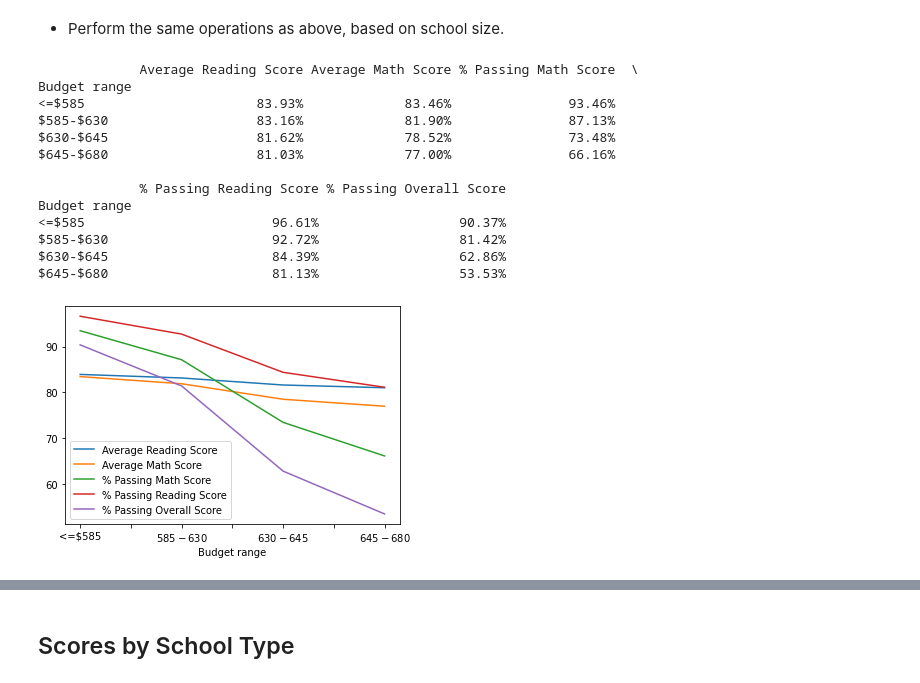
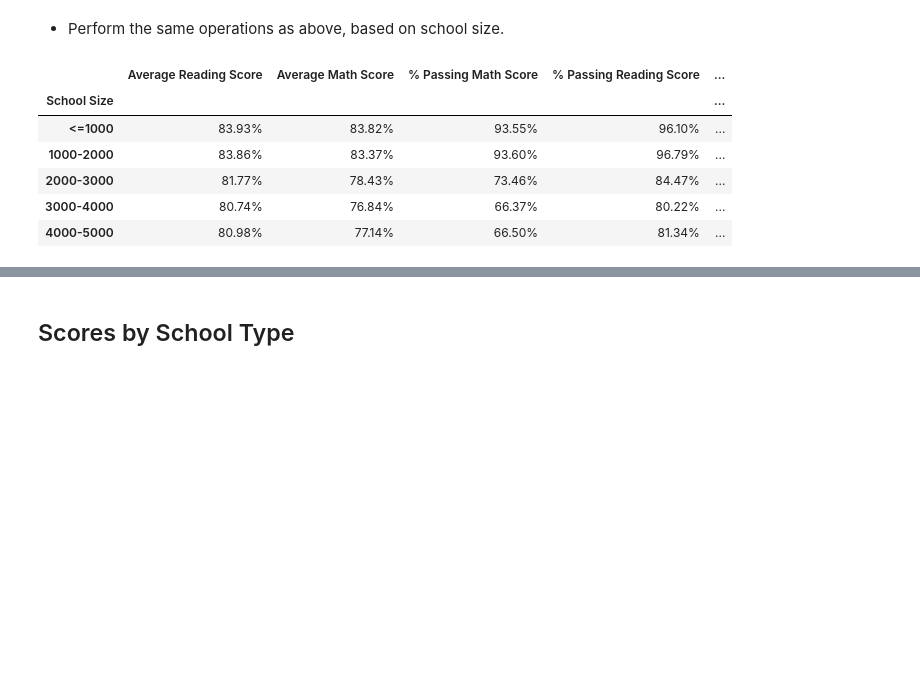
Before and after one commit to granginderpreet/pandas-challenge, a Jupyter notebook: PyCitySchools/PyCitySchools_starter.ipynb, the cells around one changed output, grey strips where cells are left out. Cells and saved outputs as stored; diff of their text form; code cells hidden in the pictures; blank space fills up the shorter version.

```diff
--- a/PyCitySchools/PyCitySchools_starter.ipynb
+++ b/PyCitySchools/PyCitySchools_starter.ipynb
@@ -319,41 +355,27 @@ allGradesReading
 # %%
-
-budget_bins = [0, 585, 630, 645, 680]
-budget_labels = ["<=$585", "$585-$630", "$630-$645","$645-$680"]
-#print(grouped_schools_summary_final_df)
-#grouped_schools_summary_final_df['Budget per student'] = grouped_schools_summary_final_df['Budget per student'].astype (float)
-#grouped_schools_summary_final_df['Budget per student'].plot(kind="hist")
-
+#binning per thousand
+student_bins = [0,1000,2000,3000,4000,5000]
+student_labels = ["<=1000", "1000-2000", "2000-3000","3000-4000","4000-5000"]
 
 # cut() returns a Pandas Series containing each of the binned column's values translated into their corresponding bins
 grouped_schools_summary_final_df2=grouped_schools_summary_final_df
-grouped_schools_summary_final_df2["Budget range"]=pd.cut(grouped_schools_summary_final_df["Budget per student"], budget_bins, labels=budget_labels)
-#print(grouped_schools_summary_final_df2.head())
-groupedBudgetPerStudent_df = grouped_schools_summary_final_df2.groupby(["Budget range"]).mean()
-#print(groupedBudgetPerStudent_df.mean())
-#print(len(groupedBudgetPerStudent_df))
-#grouped_schools_summary_final_df
-#print(len(groupedBudgetPerStudent_df))
+grouped_schools_summary_final_df2["School Size"]=pd.cut(grouped_schools_summary_final_df["Total Students"], student_bins, labels=student_labels)
+
+groupedBudgetPerStudent_df = grouped_schools_summary_final_df2.groupby(["School Size"]).mean()
+
 groupedBudgetPerStudent_df=groupedBudgetPerStudent_df[["Average Reading Score","Average Math Score","% Passing Math Score","% Passing Reading Score","% Passing Overall Score"]]
-groupedBudgetPerStudent_df.plot()
+
 groupedBudgetPerStudent_df["Average Reading Score"]=groupedBudgetPerStudent_df["Average Reading Score"].apply(format2)
 groupedBudgetPerStudent_df["Average Math Score"]=groupedBudgetPerStudent_df["Average Math Score"].apply(format2)
 groupedBudgetPerStudent_df["% Passing Math Score"]=groupedBudgetPerStudent_df["% Passing Math Score"].apply(format2)
 groupedBudgetPerStudent_df["% Passing Reading Score"]=groupedBudgetPerStudent_df["% Passing Reading Score"].apply(format2)
 groupedBudgetPerStudent_df["% Passing Overall Score"]=groupedBudgetPerStudent_df["% Passing Overall Score"].apply(format2)
-print(groupedBudgetPerStudent_df)
+groupedBudgetPerStudent_df
 # %% [output]
-             Average Reading Score Average Math Score % Passing Math Score  \
-Budget range
-<=$585                      83.93%             83.46%               93.46%
-$585-$630                   83.16%             81.90%               87.13%
-$630-$645                   81.62%             78.52%               73.48%
-$645-$680                   81.03%             77.00%               66.16%
-
-             % Passing Reading Score % Passing Overall Score
-Budget range
-<=$585                        96.61%                  90.37%
-$585-$630                     92.72%                  81.42%
-$630-$645                     84.39%                  62.86%
-$645-$680                     81.13%                  53.53%
-[figure, removed]
+|  | Average Reading Score | Average Math Score | % Passing Math Score | % Passing Reading Score | ... |
+| School Size |  |  |  |  | ... |
+| <=1000 | 83.93% | 83.82% | 93.55% | 96.10% | ... |
+| 1000-2000 | 83.86% | 83.37% | 93.60% | 96.79% | ... |
+| 2000-3000 | 81.77% | 78.43% | 73.46% | 84.47% | ... |
+| 3000-4000 | 80.74% | 76.84% | 66.37% | 80.22% | ... |
+| 4000-5000 | 80.98% | 77.14% | 66.50% | 81.34% | ... |
```
Also changed, not shown: parts of 10 cells of this notebook, 1 other file.
